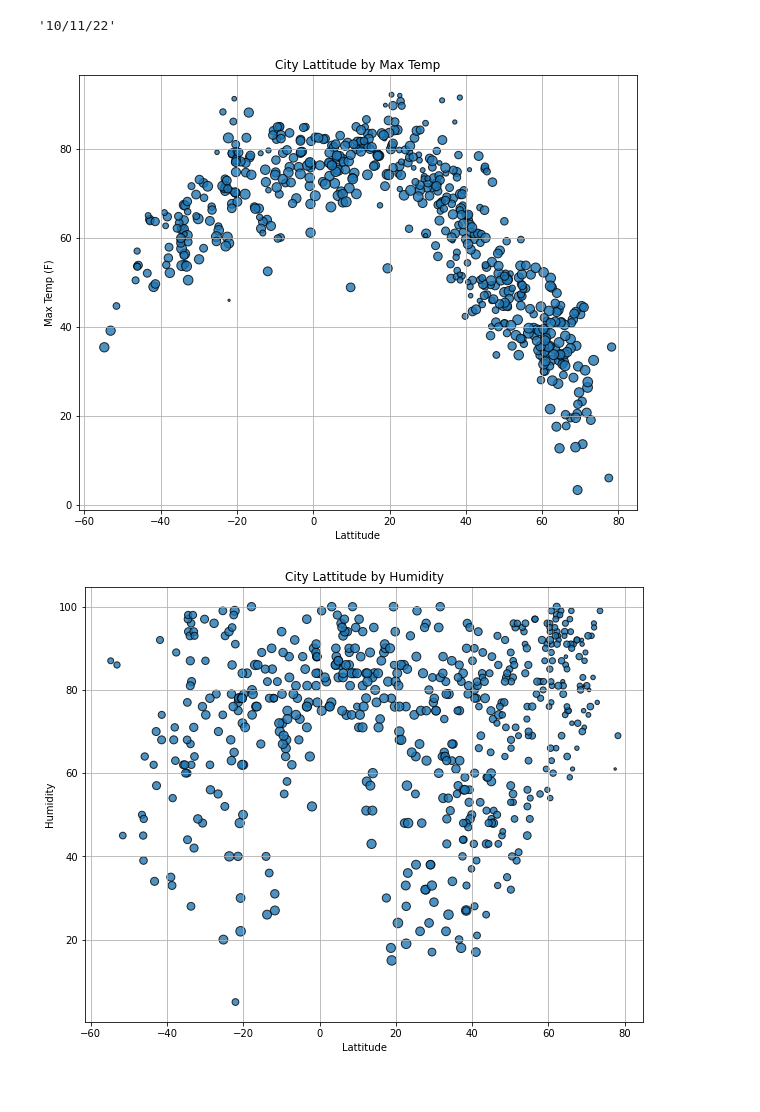
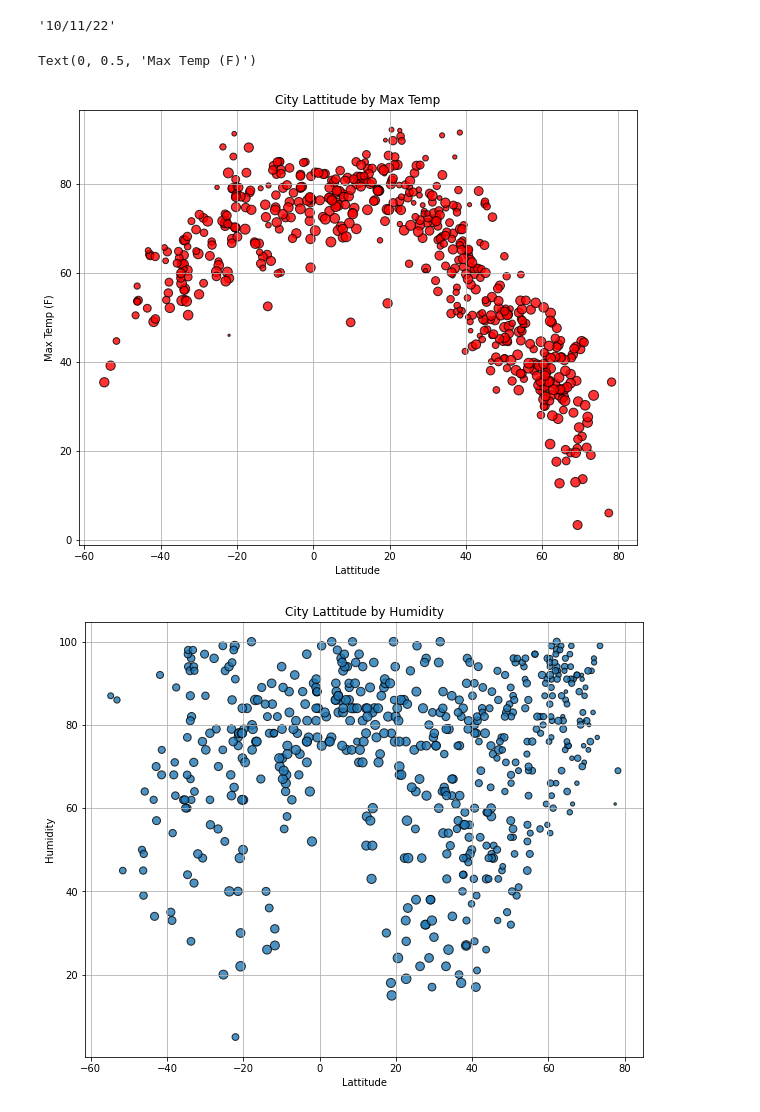
Before and after one commit to LJD0/World_Weather_Analysis, a Jupyter notebook: WeatherPy.ipynb, the cells around one changed output. Cells and saved outputs as stored; diff of their text form; code cells hidden in the pictures.

```diff
--- a/WeatherPy.ipynb
+++ b/WeatherPy.ipynb
@@ -129,14 +130,15 @@ today
 '10/11/22'
 # %%
 fig, ax = plt.subplots(figsize=(10,8))
-ax.scatter(lats,max_temps, s=humidity, edgecolors='black',linewidths=1,alpha=.8,label="Cities")
+ax.scatter(lats,max_temps, s=humidity,c='r', edgecolors='black',linewidths=1,alpha=.8,label="Cities")
 ax.grid(True)
 ax.set_title("City Lattitude by Max Temp")
 ax.set_xlabel("Lattitude")
 ax.set_ylabel('Max Temp (F)')
 # plt.savefig('weather_data/figure1.png')
 # %% [output]
+Text(0, 0.5, 'Max Temp (F)')
-[figure, old version]
+[figure, new version]
 # %%
 fig, ax = plt.subplots(figsize=(10,8))
 ax.scatter(lats,humidity, s=max_temps, edgecolors='black',linewidths=1,alpha=.8,label="Cities")
```
Also changed, not shown: parts of 5 cells of this notebook.
